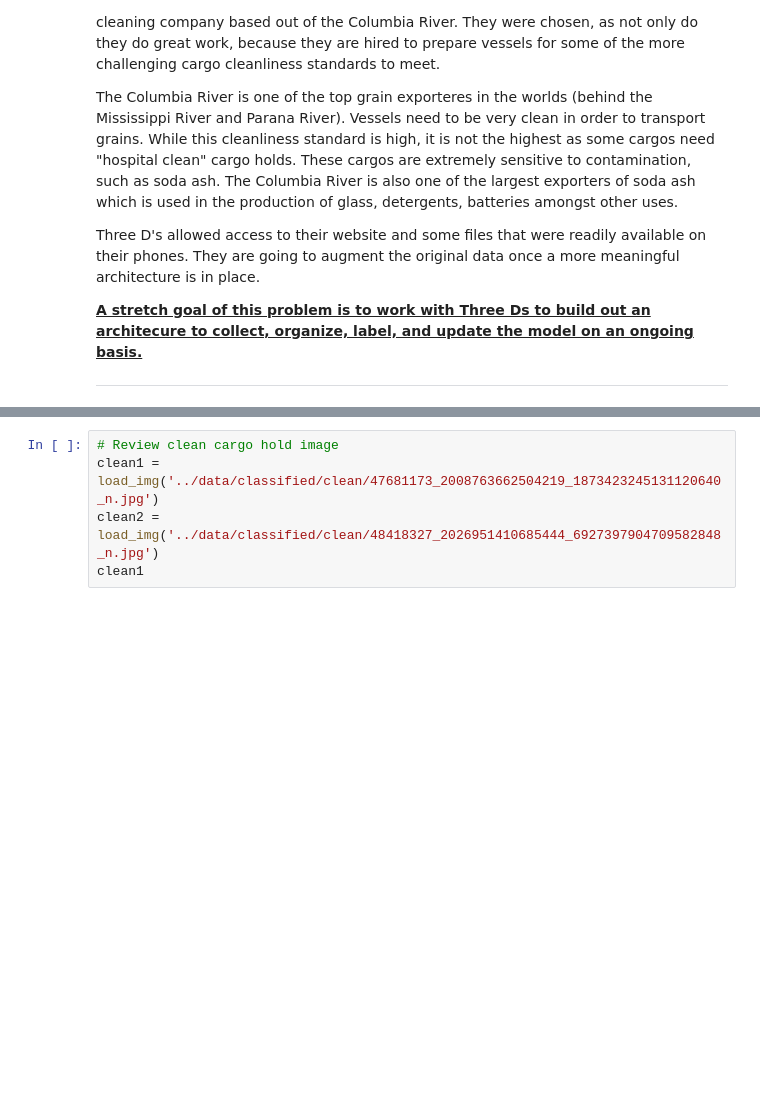
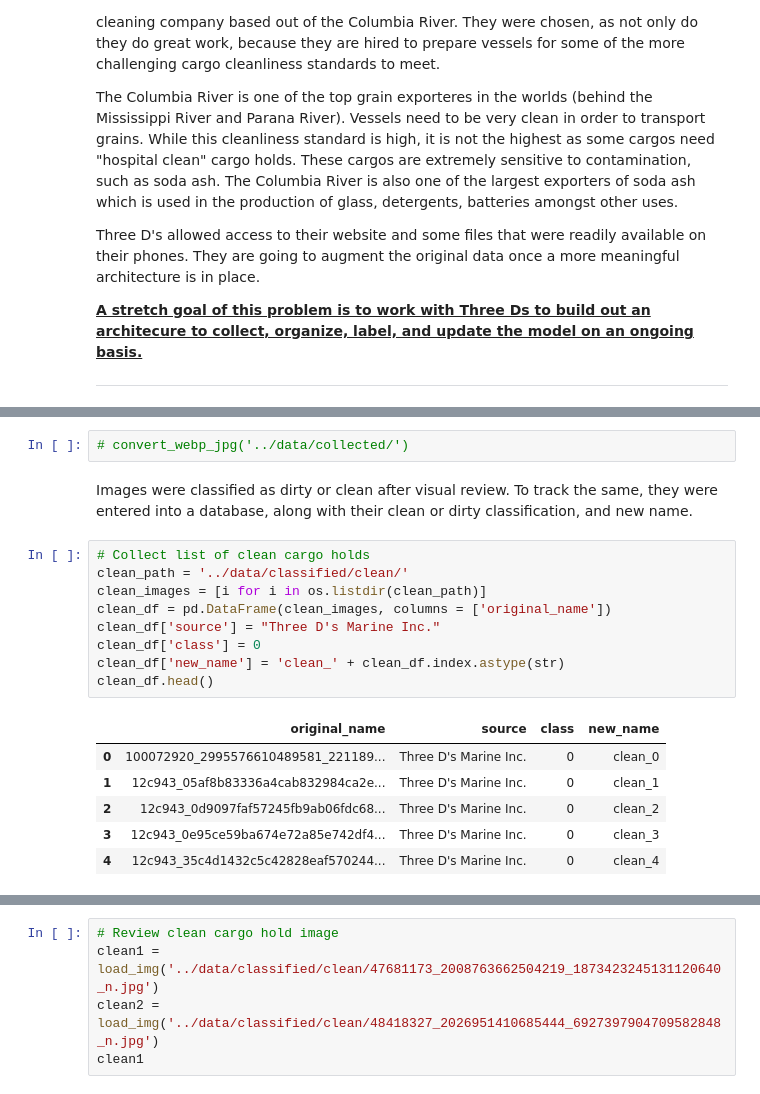
Before and after one commit to oshepad/cargo-holds-image-classification, a Jupyter notebook: code/01_Data.ipynb, the cells around one changed output, grey strips where cells are left out. Cells and saved outputs as stored; diff of their text form; blank space fills up the shorter version.

```diff
--- a/code/01_Data.ipynb
+++ b/code/01_Data.ipynb
@@ -83,0 +108,20 @@ raw_images
+# %%
+# convert_webp_jpg('../data/collected/')
+# %% [markdown]
+Images were classified as dirty or clean after visual review.  To track the same, they were entered into a database, along with their clean or dirty classification, and new name.
+# %%
+# Collect list of clean cargo holds
+clean_path = '../data/classified/clean/'
+clean_images = [i for i in os.listdir(clean_path)]
+clean_df = pd.DataFrame(clean_images, columns = ['original_name'])
+clean_df['source'] = "Three D's Marine Inc."
+clean_df['class'] = 0
+clean_df['new_name'] = 'clean_' + clean_df.index.astype(str)
+clean_df.head()
+# %% [output]
+|  | original_name | source | class | new_name |
+| 0 | 100072920_2995576610489581_221189... | Three D's Marine Inc. | 0 | clean_0 |
+| 1 | 12c943_05af8b83336a4cab832984ca2e... | Three D's Marine Inc. | 0 | clean_1 |
+| 2 | 12c943_0d9097faf57245fb9ab06fdc68... | Three D's Marine Inc. | 0 | clean_2 |
+| 3 | 12c943_0e95ce59ba674e72a85e742df4... | Three D's Marine Inc. | 0 | clean_3 |
+| 4 | 12c943_35c4d1432c5c42828eaf570244... | Three D's Marine Inc. | 0 | clean_4 |
```
Also changed, not shown: parts of 33 cells of this notebook, 3 other files.
